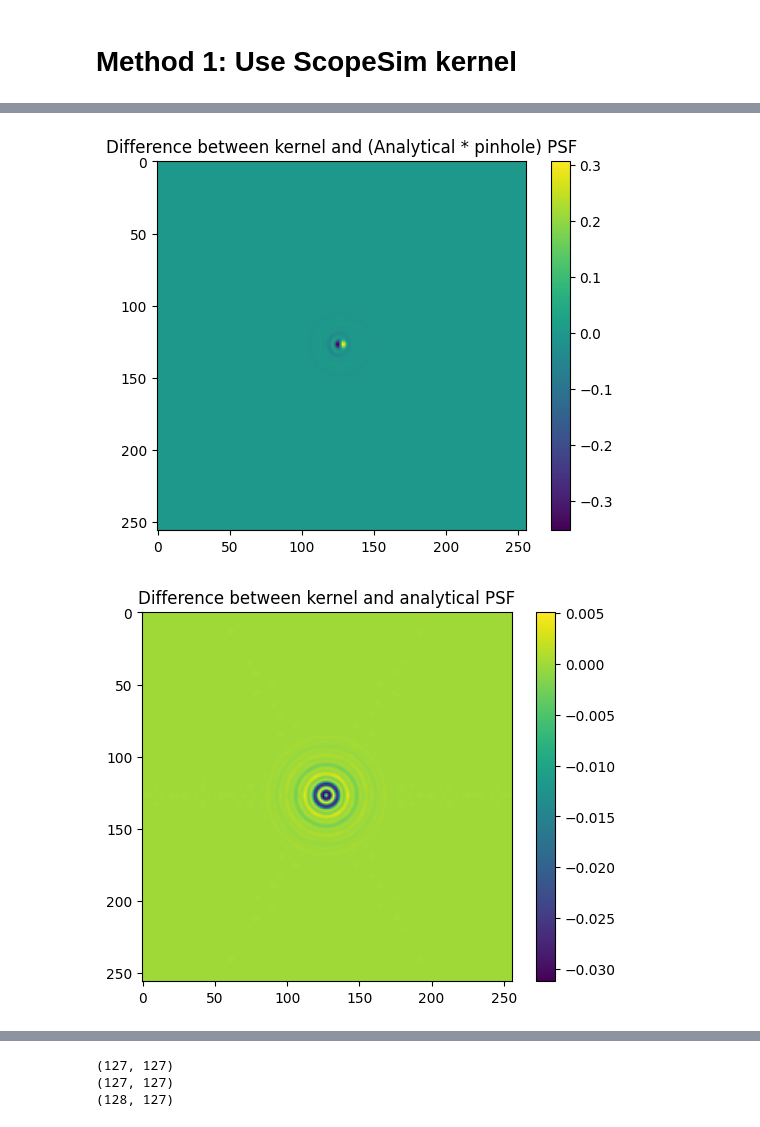
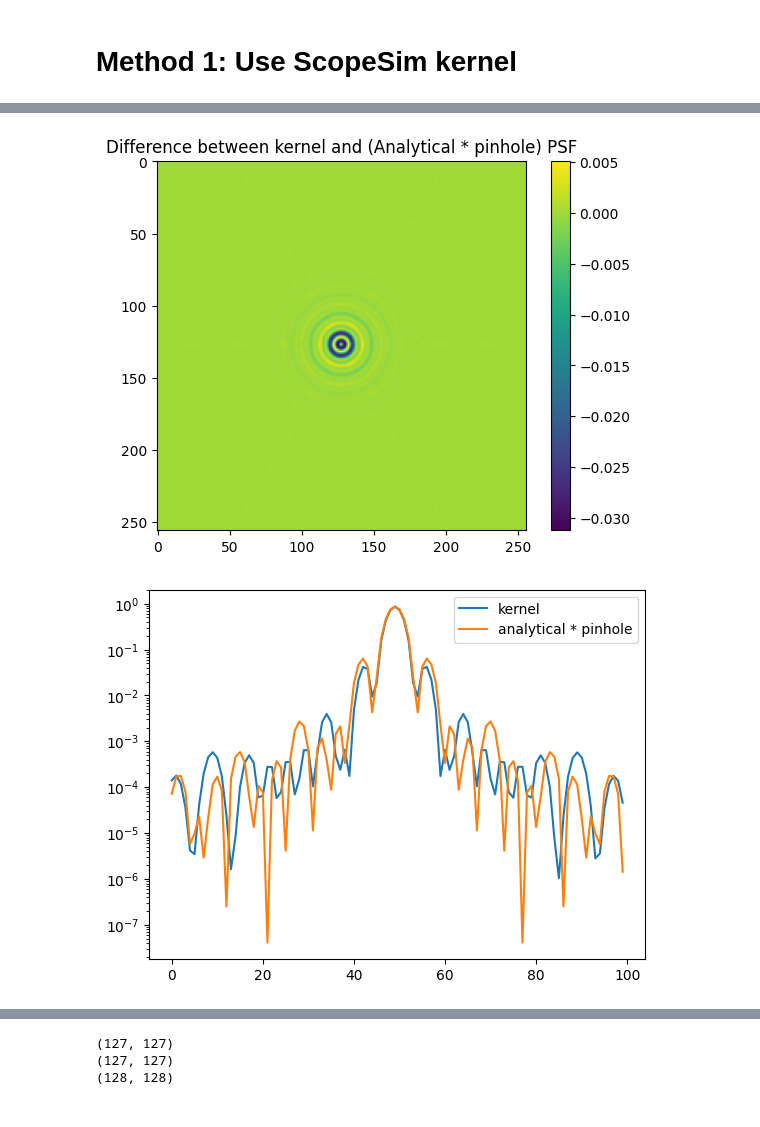
Before and after one commit to mwanakijiji/metis_work, a Jupyter notebook: METIS_MAIT_code_eckhart/dev_notebooks/dev_make_fake_annular_psf.ipynb, the cells around one changed output, grey strips where cells are left out. Drawn from its saved outputs; the diff is of its cells as text; code cells hidden in the pictures.

Commit message:
comparing Scopesim kernel and my own annular psfs

```diff
--- a/METIS_MAIT_code_eckhart/dev_notebooks/dev_make_fake_annular_psf.ipynb
+++ b/METIS_MAIT_code_eckhart/dev_notebooks/dev_make_fake_annular_psf.ipynb
@@ -49,7 +52,8 @@ pinhole[dist_from_center_asec < pinhole_diam_asec/2] = 1
 
 # shift by one pixel, to match the kernel
 #pinhole = np.roll(pinhole, -1, axis=0)
-pinhole = np.roll(pinhole, -1, axis=1)
+pinhole = np.roll(pinhole, -1, axis=[1,1])
+pinhole = np.roll(pinhole, 1, axis=[1,1])
 
 # distances in units of radians
 dist_from_center_rad = dist_from_center_asec / 206265.
@@ -117,35 +121,47 @@ plt.show()
 plt.clf()
 plt.imshow(kernel_scopesim-psf_analytical_conv_pinhole)
 plt.colorbar()
 plt.title('Difference between kernel and (Analytical * pinhole) PSF')
 plt.show()
 
+# make 1D plots through the centers of kernel_scopesim and annulus_analytical_psf
+plt.clf()
+# just plot the central 100 pixels
+span = 100
+idx1 = kernel_scopesim.shape[1]//2-int(span/2)
+idx2 = kernel_scopesim.shape[1]//2+int(span/2)
+plt.plot(psf_kernel_conv_pinhole[psf_kernel_conv_pinhole.shape[0]//2, idx1:idx2])
+plt.plot(psf_analytical_conv_pinhole[psf_analytical_conv_pinhole.shape[0]//2, idx1:idx2])
+plt.yscale('log')
+plt.legend(['kernel * pinhole', 'analytical * pinhole'])
+plt.show()
+
 plt.clf()
 plt.imshow(kernel_scopesim-annulus_analytical_psf)
 plt.colorbar()
 plt.title('Difference between kernel and analytical PSF')
 plt.show()
 
 # make 1D plots through the centers of kernel_scopesim and annulus_analytical_psf
 plt.clf()
 # just plot the central 100 pixels
-span = 100
+span = 50
 idx1 = kernel_scopesim.shape[1]//2-int(span/2)
 idx2 = kernel_scopesim.shape[1]//2+int(span/2)
 plt.plot(kernel_scopesim[kernel_scopesim.shape[0]//2, idx1:idx2])
 plt.plot(annulus_analytical_psf[annulus_analytical_psf.shape[0]//2, idx1:idx2])
 plt.yscale('log')
 plt.legend(['kernel', 'analytical'])
-plt.show()
+plt.savefig('junk_kernel_and_analytical_psf_1d_comparison.png')
 
 plt.clf()
 plt.imshow(kernel_scopesim-annulus_analytical_psf)
 plt.colorbar()
 plt.title('Difference between kernel and analytical (no pinhole)PSF')
-plt.show()
+plt.show('junk_kernel_and_analytical_psf_2d_residuals.png')
 # %% [output]
 [figure]
 [figure]
 [figure]
-[figure, old version]
+[figure, new version]
-[figure, old version]
+[figure, new version]
@@ -158,4 +174,4 @@ print(np.unravel_index(np.nanargmax(pinhole), pinhole.shape))
 # %% [output]
 (127, 127)
 (127, 127)
-(128, 127)
+(128, 128)
```
Also changed, not shown: parts of 5 cells of this notebook, 4 other files.
